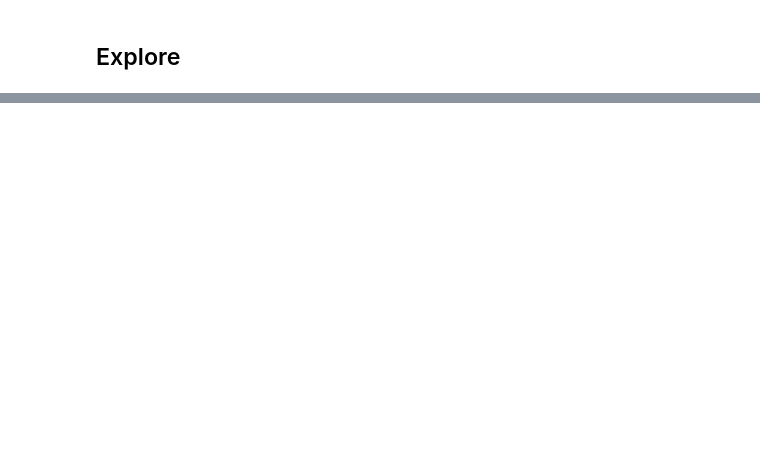
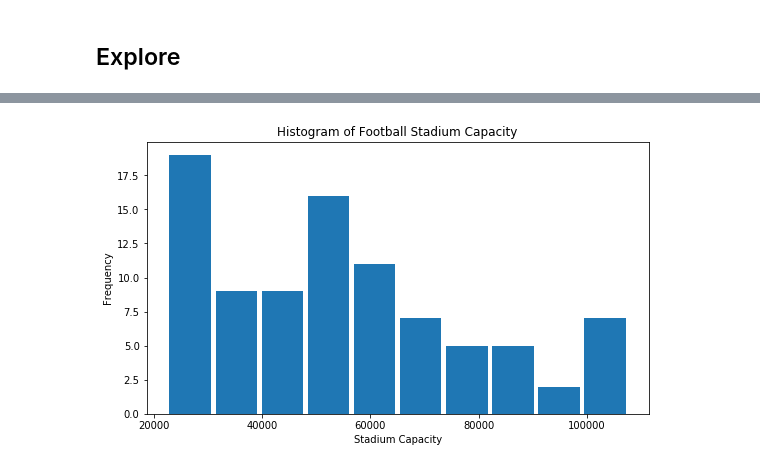
Before and after one commit to bcroarkin2726/IST718_BigDataAnalytics, a Jupyter notebook: HW1/IST718_Lab1.ipynb, the cells around one changed output, grey strips where cells are left out. Saved outputs shown, nothing was run; the diff lists cells and outputs as text; code cells hidden in the pictures; blank space fills up the shorter version.

```diff
--- a/HW1/IST718_Lab1.ipynb
+++ b/HW1/IST718_Lab1.ipynb
@@ -262,3 +261,13 @@ plt.show()
+# %%
+stadium_capacities = df_final['capacity'].dropna()
+plt.figure(figsize=(9,5))
+plt.hist(stadium_capacities, normed = False, stacked = False, rwidth = .9)
+plt.title("Histogram of Football Stadium Capacity")
+plt.xlabel('Stadium Capacity')
+plt.ylabel('Frequency')
+plt.show()
+# %% [output]
+[figure, added]
 # %%
 plt.figure(figsize=(9,5))
 sns.boxplot(x="Conf", y="TotalPay", data=df_final, color = "blue")
```
Also changed, not shown: parts of 24 cells of this notebook.
